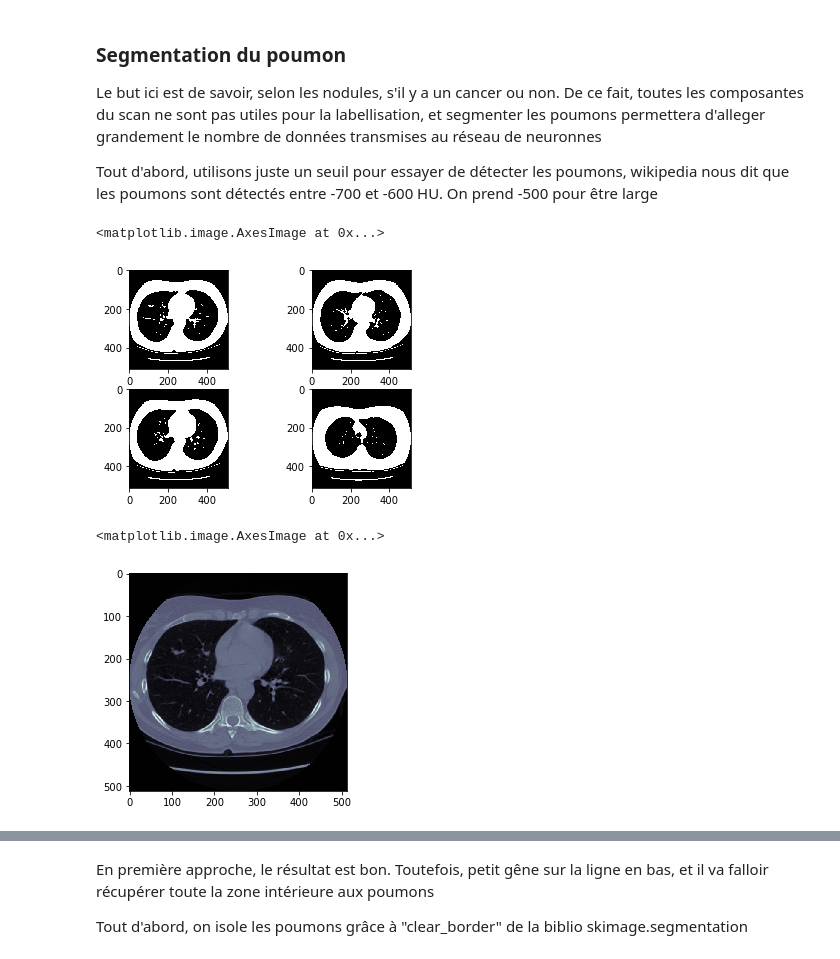
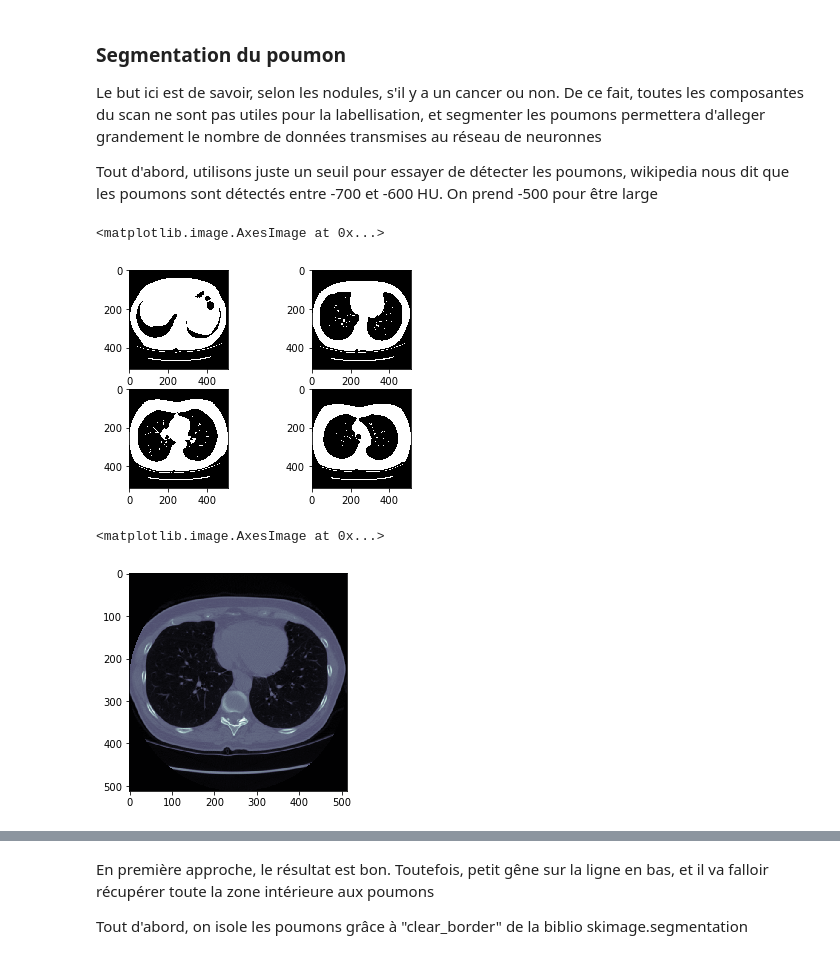
Before and after one commit to lucsoret/CEI, a Jupyter notebook: Python/Notebook/pre_processing_Luc.ipynb, the cells around one changed output, grey strips where cells are left out. Drawn from its saved outputs; the diff is of its cells as text; code cells hidden in the pictures.

```diff
--- a/Python/Notebook/pre_processing_Luc.ipynb
+++ b/Python/Notebook/pre_processing_Luc.ipynb
@@ -13,11 +13,20 @@ import dicom
 import pylab
 import os
 import numpy as np
-
+import scipy.ndimage
 
 
 def load_scan(path):
     slices = [dicom.read_file(path + '/' + s) for s in os.listdir(path)]
+    slices.sort(key = lambda x: float(x.ImagePositionPatient[2]))
+    try:
+        slice_thickness = np.abs(slices[0].ImagePositionPatient[2] - slices[1].ImagePositionPatient[2])
+    except:
+        slice_thickness = np.abs(slices[0].SliceLocation - slices[1].SliceLocation)
+
+    for s in slices:
+        s.SliceThickness = slice_thickness
+
     return slices
 # %%
 first_patient_path = os.path.join(INPUT_FOLDER,patients[0])
@@ -158,7 +147,9 @@ def PixelData_to_HU(slices):
 
     return np.array(image)
 # %%
-image_HU = PixelData_to_HU(first_patient)
+image = PixelData_to_HU(first_patient)
+
+
 flatten = image_HU.flatten()
 hist, bins = np.histogram(flatten, bins=50)
 width = 0.7 * (bins[1] - bins[0])
@@ -182,35 +173,32 @@ first_patient_path = os.path.join(INPUT_FOLDER,patients[0])
 first_patient = load_scan(first_patient_path)
 total_images = os.listdir(first_patient_path)
 
-
-images = PixelData_to_HU(first_patient)
-
-binaries = images < -500
+binaries = image < -500
 
 
 """Plot"""
 plt.subplot(221)
-plt.imshow(binaries[0],cmap=cm.Greys)
+plt.imshow(binaries[25],cmap=cm.Greys)
 plt.subplot(222)
-plt.imshow(binaries[25],cmap=cm.Greys)
+plt.imshow(binaries[50],cmap=cm.Greys)
 plt.subplot(223)
-plt.imshow(binaries[50],cmap=cm.Greys)
+plt.imshow(binaries[75],cmap=cm.Greys)
 plt.subplot(224)
-plt.imshow(binaries[76],cmap=cm.Greys)
+plt.imshow(binaries[100],cmap=cm.Greys)
 # %% [output]
 <matplotlib.image.AxesImage at 0x...>
-[figure, old version]
+[figure, new version]
 # %%
 from skimage.segmentation import clear_border
 from skimage.morphology import ball, disk, dilation, binary_erosion, remove_small_objects, erosion, closing, reconstruction, binary_closing
 
 
-i = 0
+i = 50
 # %%
-plt.imshow(images[i],cmap=plt.cm.bone)
+plt.imshow(image[i],cmap=plt.cm.bone)
 # %% [output]
 <matplotlib.image.AxesImage at 0x...>
-[figure, old version]
+[figure, new version]
 # %%
 plt.imshow(1-binaries[i],cmap=plt.cm.bone)
 # %% [output]
```
Also changed, not shown: parts of 16 cells of this notebook.
